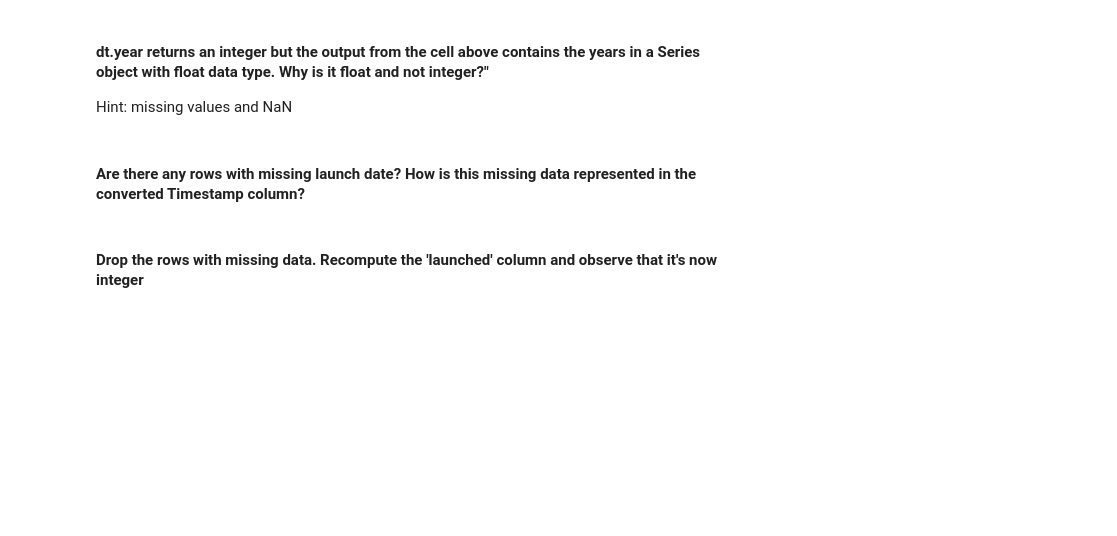
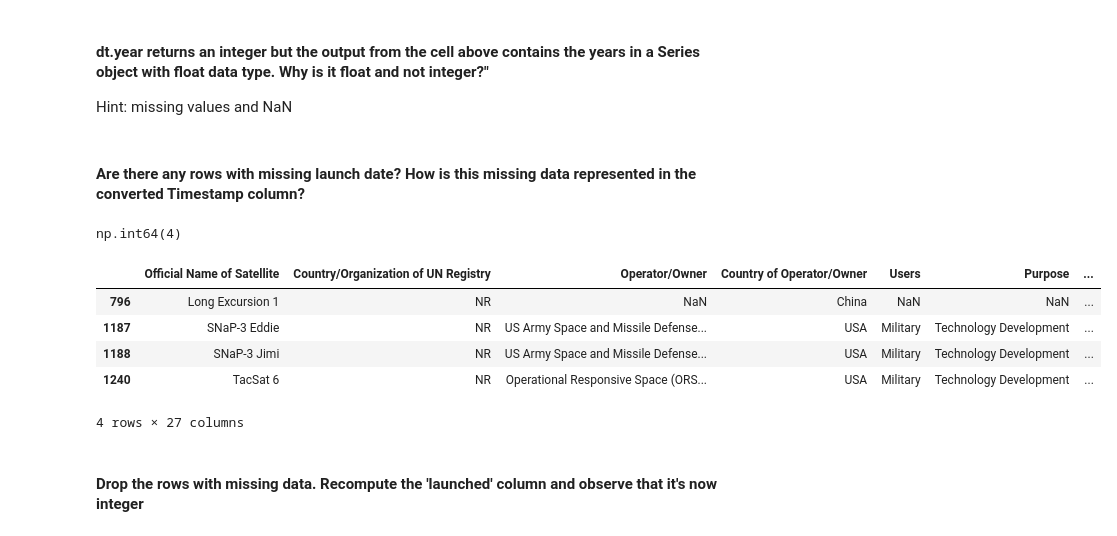
Before and after one commit to kamrik/PyData2024, a Jupyter notebook: 12-Satellites/active_satellites.ipynb, the cells around one changed output. Saved outputs shown, nothing was run; the diff lists cells and outputs as text; code cells hidden in the pictures; blank space fills up the shorter version.

```diff
--- a/12-Satellites/active_satellites.ipynb
+++ b/12-Satellites/active_satellites.ipynb
@@ -63,6 +120,19 @@ Name: launched, Length: 1420, dtype: float64
 Hint: missing values and NaN
 # %% [markdown]
 #### Are there any rows with missing launch date? How is this missing data represented in the converted Timestamp column?
+# %%
+df['launched'].isnull().sum()
+# %% [output]
+np.int64(4)
+# %%
+df[df['launched'].isnull()]
+# %% [output]
+|  | Official Name of Satellite | Country/Organization of UN Registry | Operator/Owner | Country of Operator/Owner | Users | Purpose | ... |
+| 796 | Long Excursion 1 | NR | NaN | China | NaN | NaN | ... |
+| 1187 | SNaP-3 Eddie | NR | US Army Space and Missile Defense... | USA | Military | Technology Development | ... |
+| 1188 | SNaP-3 Jimi | NR | US Army Space and Missile Defense... | USA | Military | Technology Development | ... |
+| 1240 | TacSat 6 | NR | Operational Responsive Space (ORS... | USA | Military | Technology Development | ... |
+4 rows × 27 columns
 # %% [markdown]
 
 #### Drop the rows with missing data. Recompute the 'launched' column and observe that it's now integer
```
Also changed, not shown: parts of 15 cells of this notebook, 3 other files.
